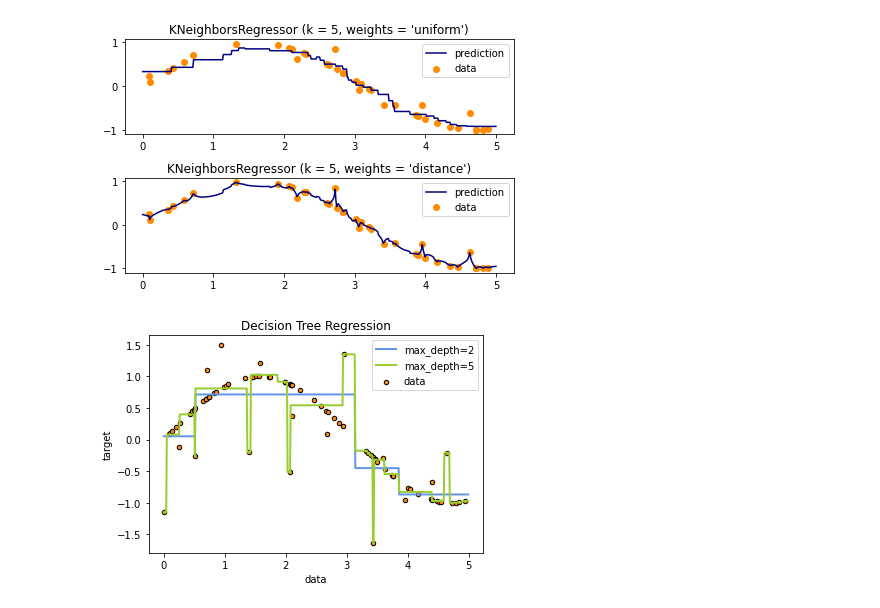
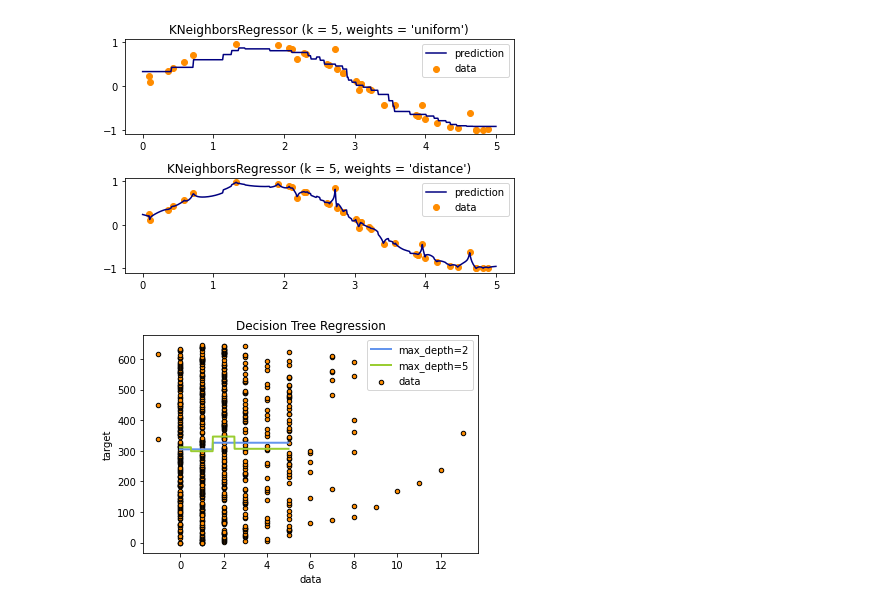
Before and after one commit to NoVindrax114/Kode-Tugas-AIB-Netflix, a Jupyter notebook: Notebook AIB Kelompok 3.ipynb, the cells around one changed output. Saved outputs shown, nothing was run; the diff lists cells and outputs as text; code cells hidden in the pictures.

```diff
--- a/Notebook AIB Kelompok 3.ipynb
+++ b/Notebook AIB Kelompok 3.ipynb
@@ -443,35 +443,46 @@ plt.show()
 #Pemodelan Regresi menggunakan Decision Tree
 # Import the necessary modules and libraries
 import numpy as np
 from sklearn.tree import DecisionTreeRegressor
 import matplotlib.pyplot as plt
+import pandas as pd
+
+df1 = pd.read_csv("OC_Detail_DF.csv")
+df2 = pd.read_csv("OC_DF.csv")
+df3 = pd.read_csv("OC_user_rating_DF.csv")
+
+df = pd.merge(df2, df3, on="title")
 
 # Create a random dataset
-rng = np.random.RandomState(1)
-X = np.sort(5 * rng.rand(80, 1), axis=0)
-y = np.sin(X).ravel()
-y[::5] += 3 * (0.5 - rng.rand(16))
+# rng = np.random.RandomState(1)
+# X = np.sort(5 * rng.rand(80, 1), axis=0)
+# y = np.sin(X).ravel()
+# y[::5] += 3 * (0.5 - rng.rand(16))
+X = df.year
+X = pd.factorize(df['year'])[0].reshape(-1, 1)
+y = df.votes
+y = pd.factorize(df['votes'])[0].reshape(-1, 1)
 
 # Fit regression model
 regr_1 = DecisionTreeRegressor(max_depth=2)
 regr_2 = DecisionTreeRegressor(max_depth=5)
 regr_1.fit(X, y)
 regr_2.fit(X, y)
 
 # Predict
 X_test = np.arange(0.0, 5.0, 0.01)[:, np.newaxis]
 y_1 = regr_1.predict(X_test)
 y_2 = regr_2.predict(X_test)
 
 # Plot the results
 plt.figure()
 plt.scatter(X, y, s=20, edgecolor="black", c="darkorange", label="data")
 plt.plot(X_test, y_1, color="cornflowerblue", label="max_depth=2", linewidth=2)
 plt.plot(X_test, y_2, color="yellowgreen", label="max_depth=5", linewidth=2)
 plt.xlabel("data")
 plt.ylabel("target")
 plt.title("Decision Tree Regression")
 plt.legend()
 plt.show()
 # %% [output]
-[figure, old version]
+[figure, new version]
```
